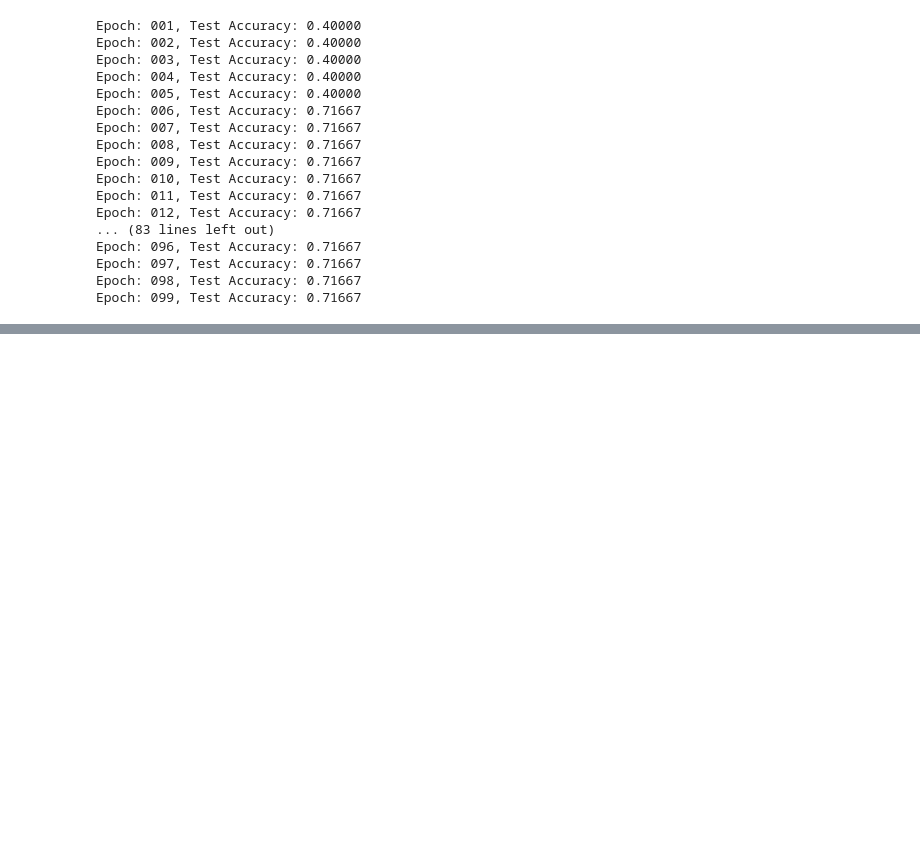
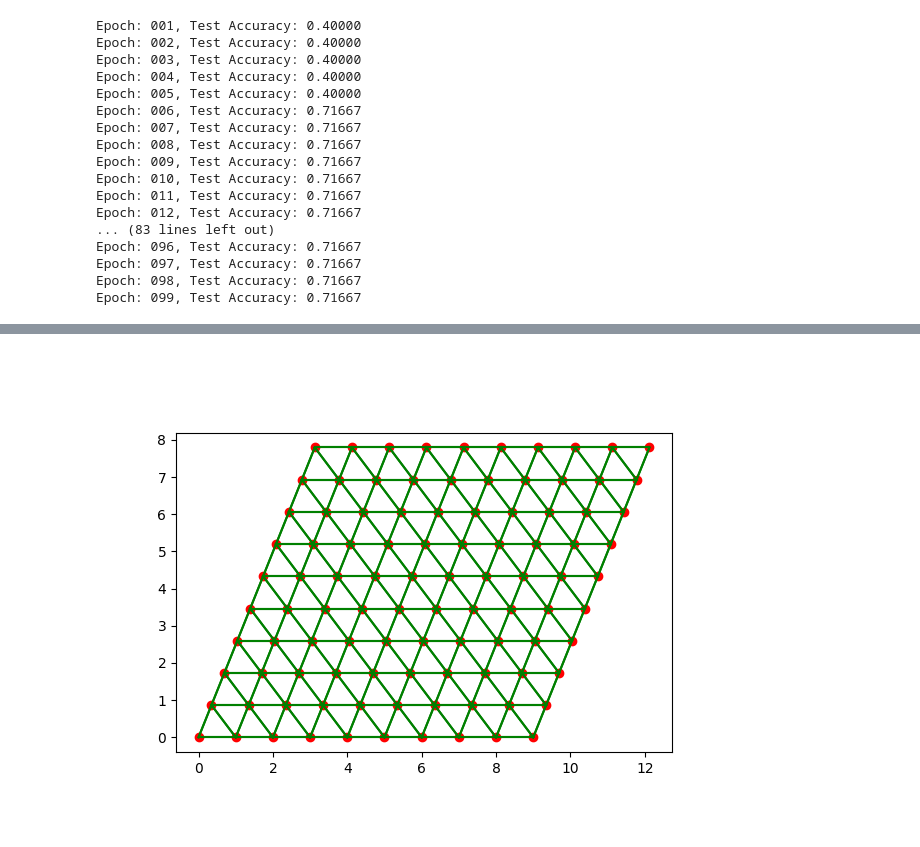
Before and after one commit to SteWey0/Computerpraktikum, a Jupyter notebook: test.ipynb, the cells around one changed output, grey strips where cells are left out. Cells and saved outputs as stored; diff of their text form; code cells hidden in the pictures; blank space fills up the shorter version.

Commit message:
Trying a different appproach for graph generation. Working on dataset saving.

```diff
--- a/test.ipynb
+++ b/test.ipynb
@@ -151,0 +235,8 @@ Epoch: 099, Test Accuracy: 0.71667
+# %%
+nodes = get_nodes(*get_lattice_vectors(1, 120), size=[10,10])
+#nodes *= np.array([2,1])
+nodes = nodes + np.stack((nodes[:,1]/np.tan(np.radians(100)), np.zeros_like(nodes[:,1])), axis=1)
+cons = get_hex_connections(nodes, [10,10])
+plot_graph(nodes, cons)
+# %% [output]
+[figure, added]
```
Also changed, not shown: parts of 3 cells of this notebook, 1 other file.
